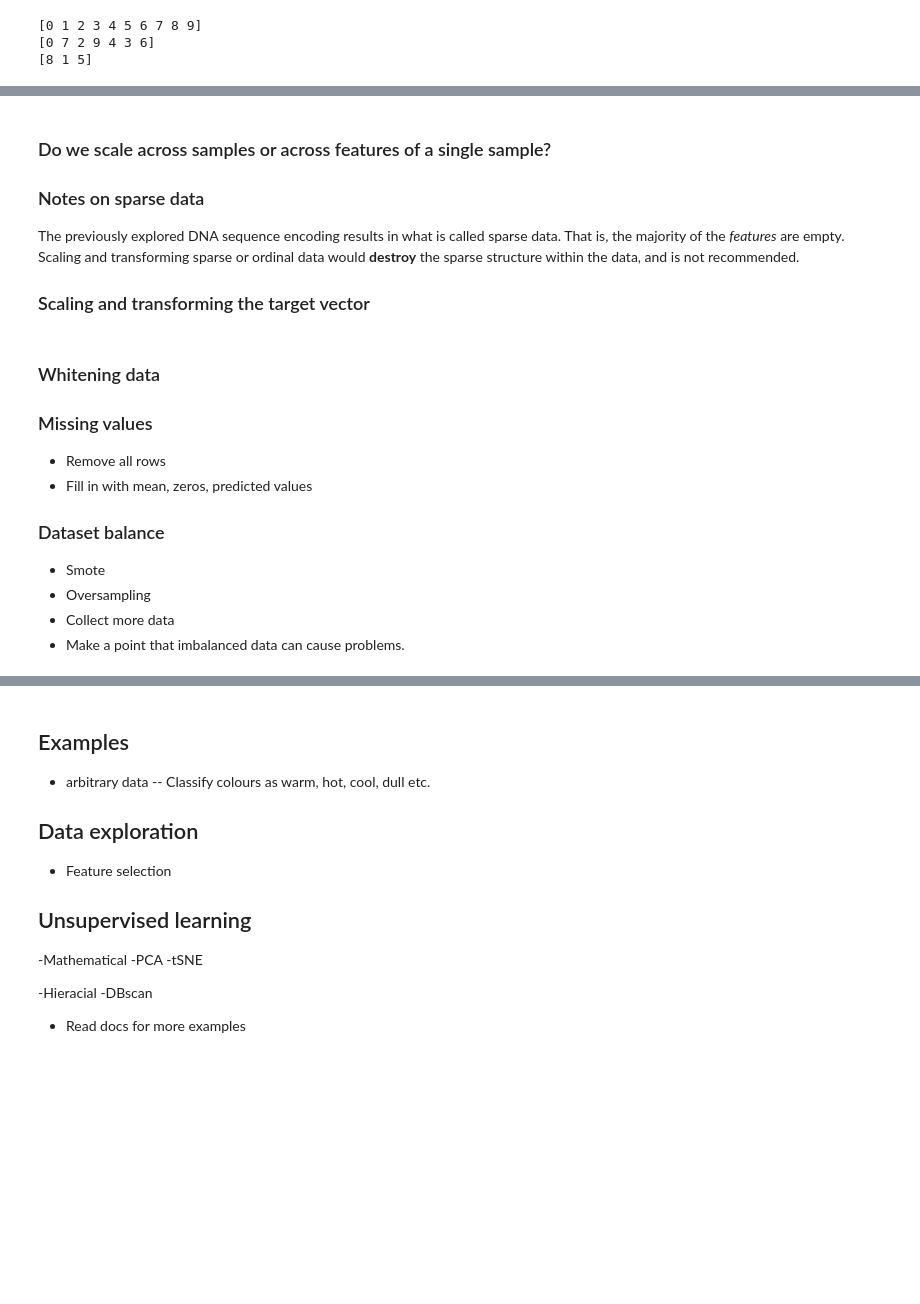
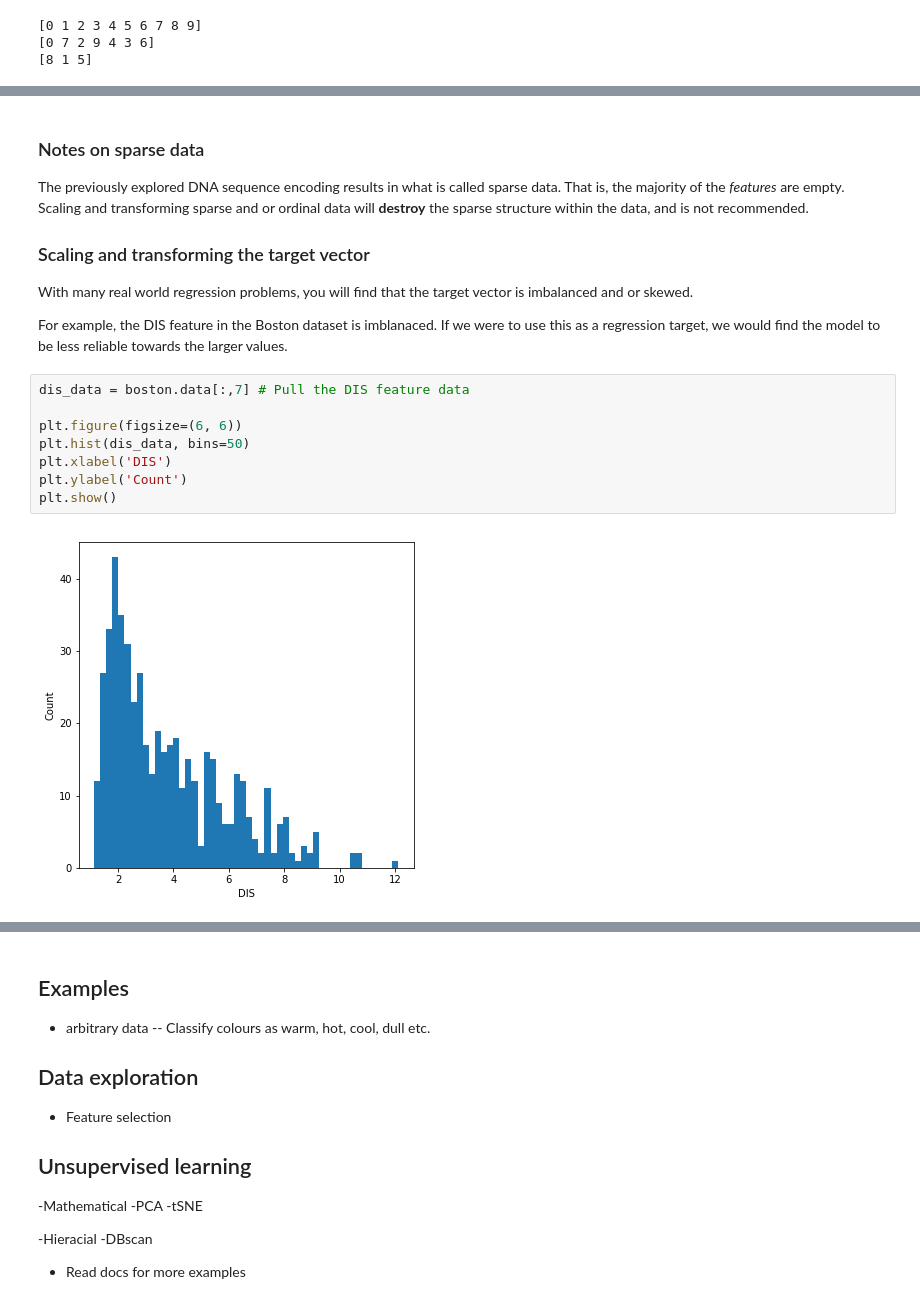
Before and after one commit to tjs23/python_ml_course, a Jupyter notebook: LMB_Python_Machine_Learning.ipynb, the cells around one changed output, grey strips where cells are left out. Saved outputs shown, nothing was run; the diff lists cells and outputs as text; blank space fills up the shorter version.

Commit message:
BP: Almost finished with data processing.

```diff
--- a/LMB_Python_Machine_Learning.ipynb
+++ b/LMB_Python_Machine_Learning.ipynb
@@ -536,30 +641,21 @@ __At what point should we scale the data, and how do we scale new unseen data to
 # %% [markdown]
-### Do we scale across samples or across features of a single sample?
-
-
-
 ### Notes on sparse data
 
-The previously explored DNA sequence encoding results in what is called sparse data. That is, the majority of the _features_ are empty. Scaling and transforming sparse or ordinal data would __destroy__ the sparse structure within the data, and is not recommended.
+The previously explored DNA sequence encoding results in what is called sparse data. That is, the majority of the _features_ are empty. Scaling and transforming sparse and or ordinal data will __destroy__ the sparse structure within the data, and is not recommended.
 
 
 ### Scaling and transforming the target vector
+
+With many real world regression problems, you will find that the target vector is imbalanced and or skewed.
+
+For example, the DIS feature in the Boston dataset is imblanaced. If we were to use this as a regression target, we would find the model to be less reliable towards the larger values.
-# %% [markdown]
-
-
-
-
-
-### Whitening data
-
-
-### Missing values
-* Remove all rows
-* Fill in with mean, zeros, predicted values
-
-
-### Dataset balance
-* Smote
-* Oversampling
-* Collect more data
-* Make a point that imbalanced data can cause problems.
+# %%
+dis_data = boston.data[:,7] # Pull the DIS feature data
+
+plt.figure(figsize=(6, 6))
+plt.hist(dis_data, bins=50)
+plt.xlabel('DIS')
+plt.ylabel('Count')
+plt.show()
+# %% [output]
+[figure, added]
```
Also changed, not shown: parts of 13 cells of this notebook, 2 other files.
